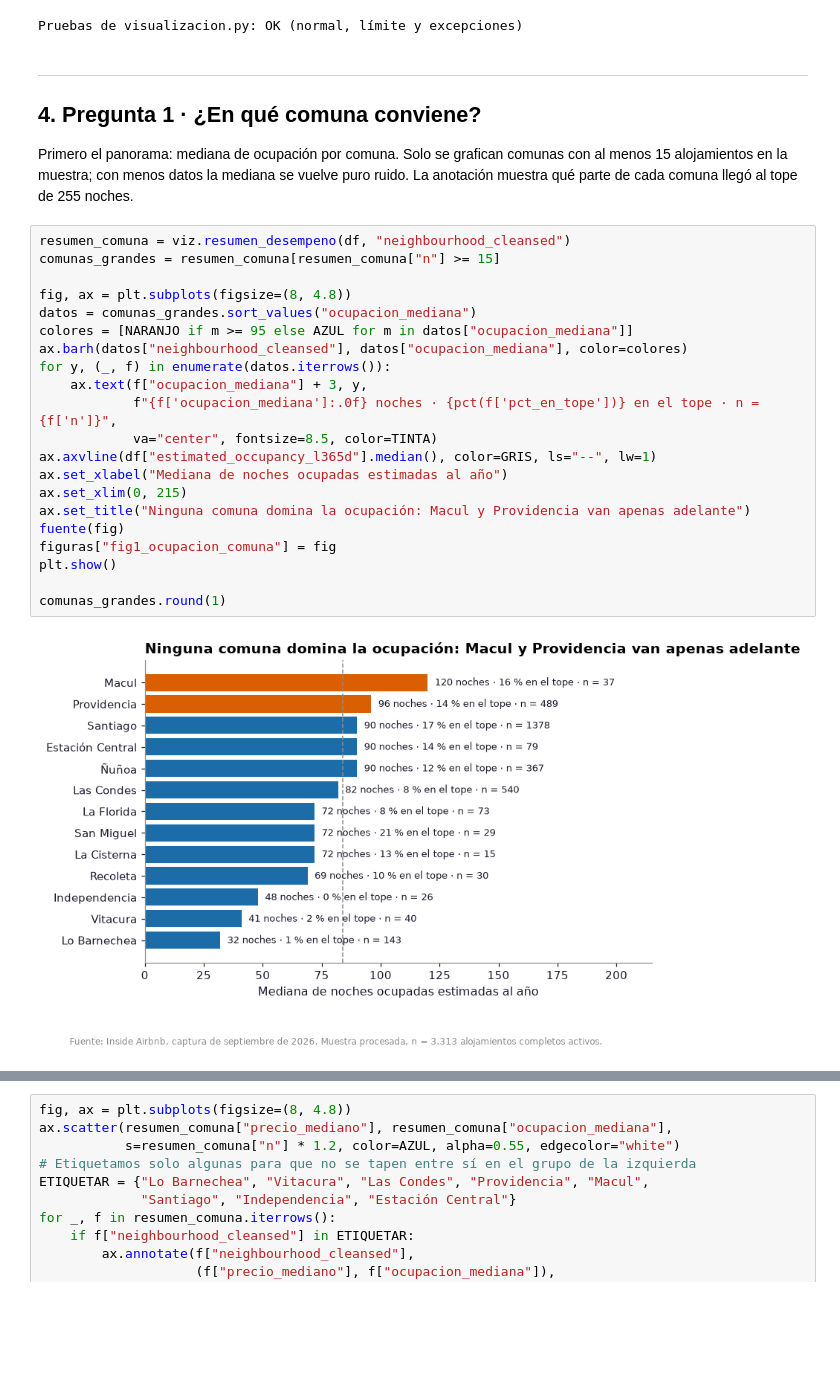
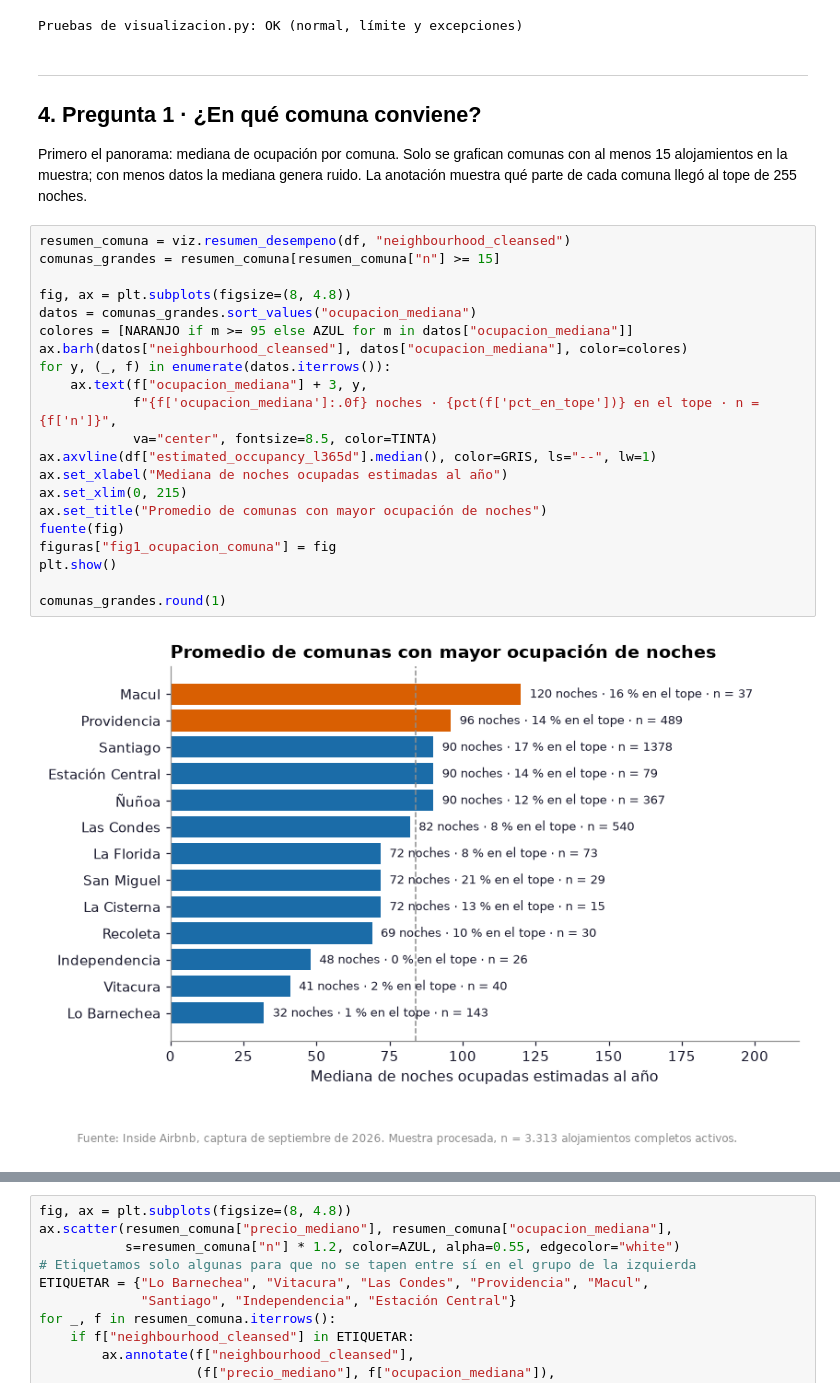
Before and after one commit to RedWolfo10/proyecto-grupo4-mcdi500, a Jupyter notebook: F4/S3_F4_Visualizacion_Comunicacion.ipynb, the cells around one changed output, grey strips where cells are left out. Cells and saved outputs as stored; diff of their text form; blank space fills up the shorter version.

```diff
--- a/F4/S3_F4_Visualizacion_Comunicacion.ipynb
+++ b/F4/S3_F4_Visualizacion_Comunicacion.ipynb
@@ -227,32 +227,31 @@ Pruebas de visualizacion.py: OK (normal, límite y excepciones)
 ## 4. Pregunta 1 · ¿En qué comuna conviene?
 
 Primero el panorama: mediana de ocupación por comuna. Solo se grafican comunas
-con al menos 15 alojamientos en la muestra; con menos datos la mediana se
-vuelve puro ruido. La anotación muestra qué parte de cada comuna llegó al tope
+con al menos 15 alojamientos en la muestra; con menos datos la mediana genera ruido. La anotación muestra qué parte de cada comuna llegó al tope
 de 255 noches.
 # %%
 resumen_comuna = viz.resumen_desempeno(df, "neighbourhood_cleansed")
 comunas_grandes = resumen_comuna[resumen_comuna["n"] >= 15]
 
 fig, ax = plt.subplots(figsize=(8, 4.8))
 datos = comunas_grandes.sort_values("ocupacion_mediana")
 colores = [NARANJO if m >= 95 else AZUL for m in datos["ocupacion_mediana"]]
 ax.barh(datos["neighbourhood_cleansed"], datos["ocupacion_mediana"], color=colores)
 for y, (_, f) in enumerate(datos.iterrows()):
     ax.text(f["ocupacion_mediana"] + 3, y,
             f"{f['ocupacion_mediana']:.0f} noches · {pct(f['pct_en_tope'])} en el tope · n = {f['n']}",
             va="center", fontsize=8.5, color=TINTA)
 ax.axvline(df["estimated_occupancy_l365d"].median(), color=GRIS, ls="--", lw=1)
 ax.set_xlabel("Mediana de noches ocupadas estimadas al año")
 ax.set_xlim(0, 215)
-ax.set_title("Ninguna comuna domina la ocupación: Macul y Providencia van apenas adelante")
+ax.set_title("Promedio de comunas con mayor ocupación de noches")
 fuente(fig)
 figuras["fig1_ocupacion_comuna"] = fig
 plt.show()
 
 comunas_grandes.round(1)
 # %% [output]
-[figure, old version]
+[figure, new version]
 |  | neighbourhood_cleansed | n | ocupacion_mediana | ocupacion_q1 | ocupacion_q3 | pct_en_tope | ... |
 | 12 | Macul | 37 | 120.0 | 48.0 | 228.0 | 0.2 | ... |
 | 15 | Providencia | 489 | 96.0 | 42.0 | 186.0 | 0.1 | ... |
```
Also changed, not shown: parts of 8 cells of this notebook, 3 other files.
